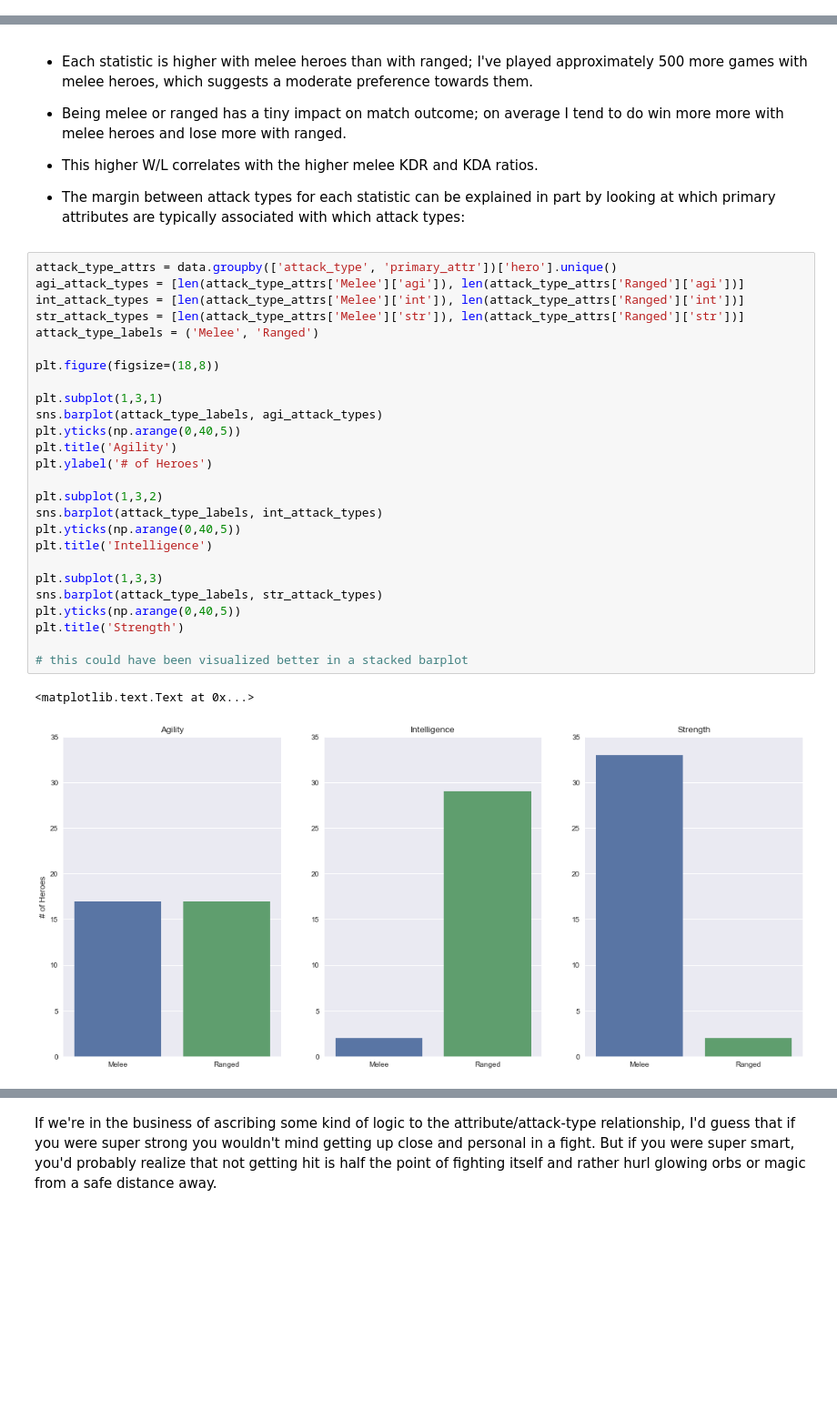
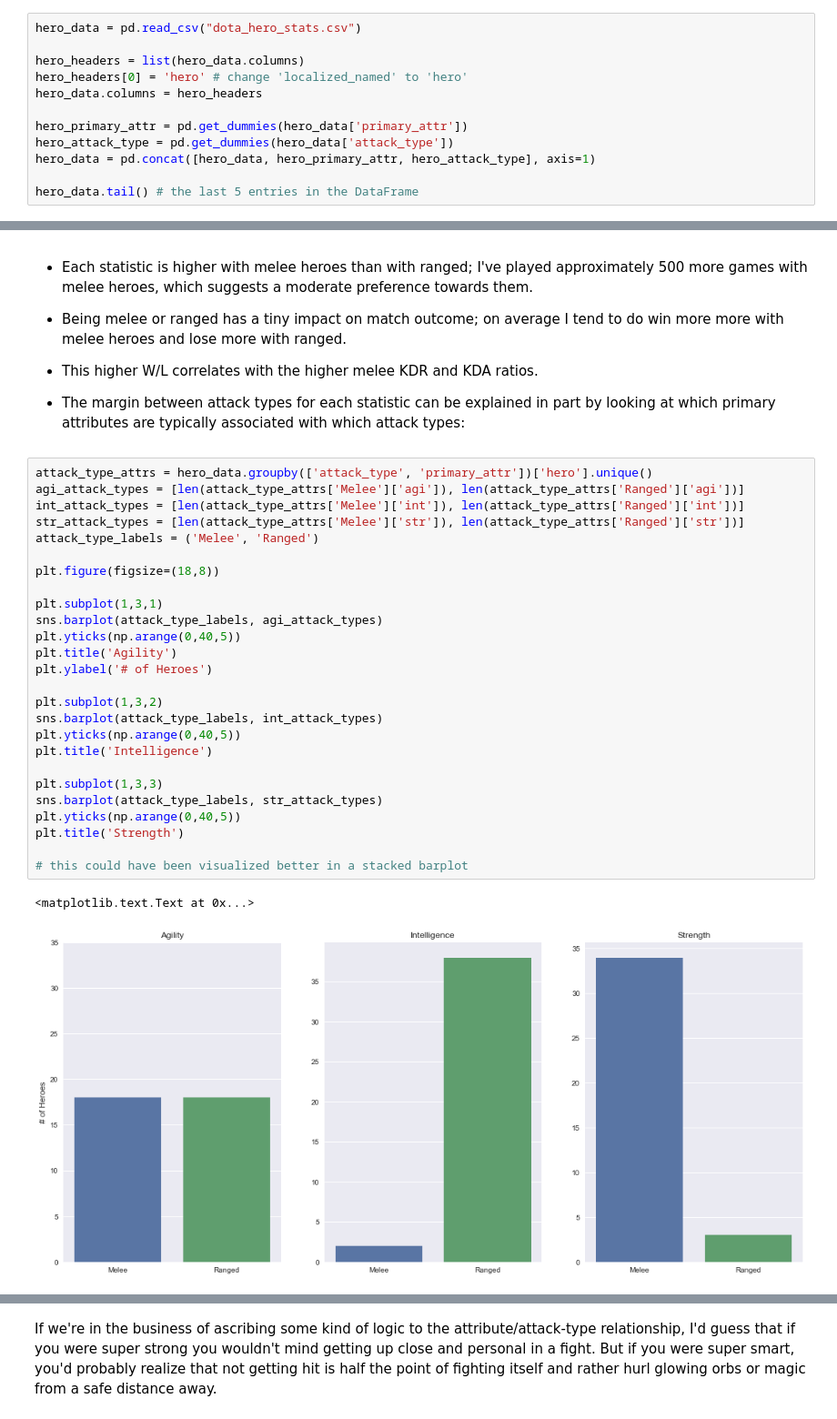
Before and after one commit to billwarker/opendota-analysis, a Jupyter notebook: A Statistical Look Back on my Dota 2 Career.ipynb, the cells around one changed output, grey strips where cells are left out. Shown at 91% size. Drawn from its saved outputs; the diff is of its cells as text; blank space fills up the shorter version.

```diff
--- a/A Statistical Look Back on my Dota 2 Career.ipynb
+++ b/A Statistical Look Back on my Dota 2 Career.ipynb
@@ -205,0 +213,12 @@ data.head()
+# %%
+hero_data = pd.read_csv("dota_hero_stats.csv")
+
+hero_headers = list(hero_data.columns)
+hero_headers[0] = 'hero' # change 'localized_named' to 'hero'
+hero_data.columns = hero_headers
+
+hero_primary_attr = pd.get_dummies(hero_data['primary_attr'])
+hero_attack_type = pd.get_dummies(hero_data['attack_type'])
+hero_data = pd.concat([hero_data, hero_primary_attr, hero_attack_type], axis=1)
+
+hero_data.tail() # the last 5 entries in the DataFrame
@@ -719,34 +759,34 @@ Name: result, dtype: float64
 
 - The margin between attack types for each statistic can be explained in part by looking at which primary attributes are typically associated with which attack types:
 # %%
-attack_type_attrs = data.groupby(['attack_type', 'primary_attr'])['hero'].unique()
+attack_type_attrs = hero_data.groupby(['attack_type', 'primary_attr'])['hero'].unique()
 agi_attack_types = [len(attack_type_attrs['Melee']['agi']), len(attack_type_attrs['Ranged']['agi'])]
 int_attack_types = [len(attack_type_attrs['Melee']['int']), len(attack_type_attrs['Ranged']['int'])]
 str_attack_types = [len(attack_type_attrs['Melee']['str']), len(attack_type_attrs['Ranged']['str'])]
 attack_type_labels = ('Melee', 'Ranged')
 
 plt.figure(figsize=(18,8))
 
 plt.subplot(1,3,1)
 sns.barplot(attack_type_labels, agi_attack_types)
 plt.yticks(np.arange(0,40,5))
 plt.title('Agility')
 plt.ylabel('# of Heroes')
 
 plt.subplot(1,3,2)
 sns.barplot(attack_type_labels, int_attack_types)
 plt.yticks(np.arange(0,40,5))
 plt.title('Intelligence')
 
 plt.subplot(1,3,3)
 sns.barplot(attack_type_labels, str_attack_types)
 plt.yticks(np.arange(0,40,5))
 plt.title('Strength')
 
 # this could have been visualized better in a stacked barplot
 # %% [output]
 <matplotlib.text.Text at 0x...>
-[figure, old version]
+[figure, new version]
 # %% [markdown]
 The barplots above show the number of heroes that are either melee or ranged for each primary category. Note that that these bars don't include every hero in Dota 2's hero pool - only the ones I've played myself (93% of the total). With that in mind, we can see a total inverse of the attack types for intelligence and strength, with each being almost exclusively ranged or melee.
 
```
Also changed, not shown: parts of 82 cells of this notebook, 1 other file.
